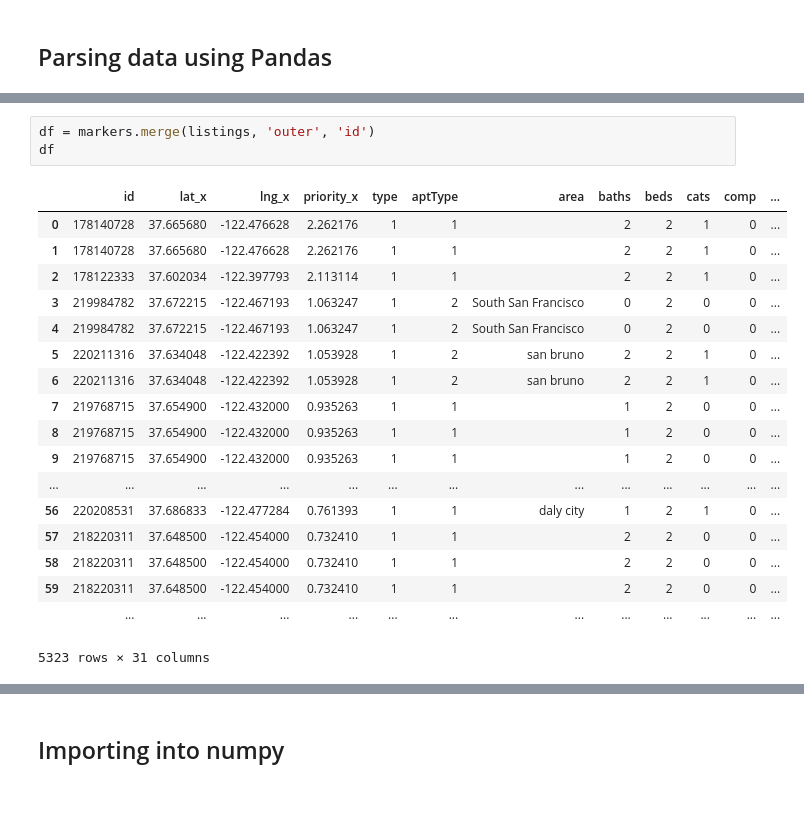
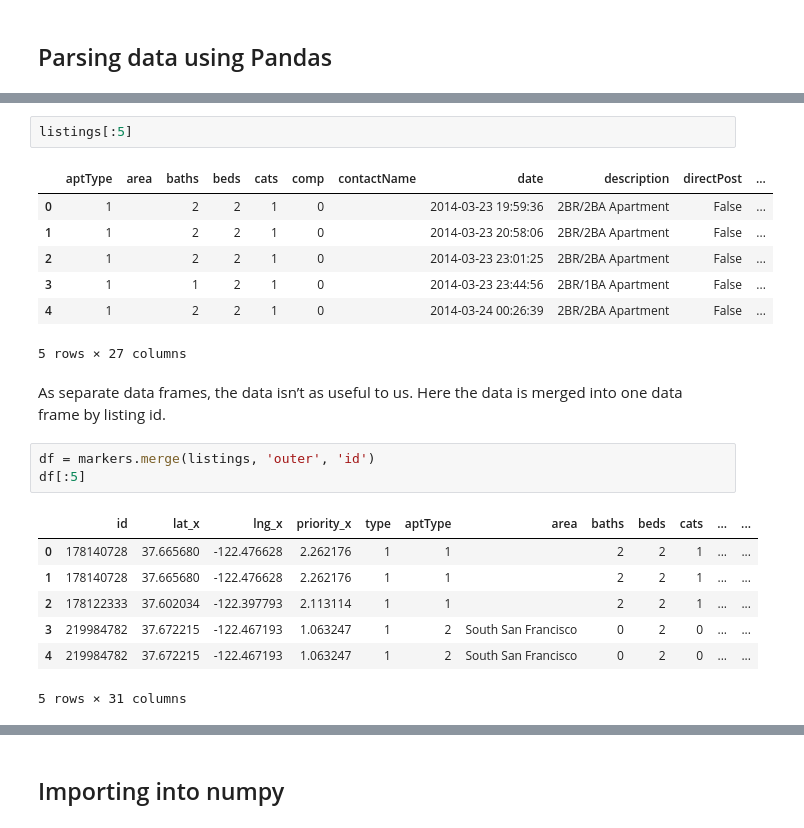
Before and after one commit to jupyter/strata-sv-2015-tutorial, a Jupyter notebook: 04 - Data 2.ipynb, the cells around one changed output, grey strips where cells are left out. Drawn from its saved outputs; the diff is of its cells as text; blank space fills up the shorter version.

```diff
--- a/04 - Data 2.ipynb
+++ b/04 - Data 2.ipynb
@@ -48,22 +31,23 @@ listings[:10]
+# %%
+listings[:5]
+# %% [output]
+|  | aptType | area | baths | beds | cats | comp | contactName | date | description | directPost | ... |
+| 0 | 1 |  | 2 | 2 | 1 | 0 |  | 2014-03-23 19:59:36 | 2BR/2BA Apartment | False | ... |
+| 1 | 1 |  | 2 | 2 | 1 | 0 |  | 2014-03-23 20:58:06 | 2BR/2BA Apartment | False | ... |
+| 2 | 1 |  | 2 | 2 | 1 | 0 |  | 2014-03-23 23:01:25 | 2BR/2BA Apartment | False | ... |
+| 3 | 1 |  | 1 | 2 | 1 | 0 |  | 2014-03-23 23:44:56 | 2BR/1BA Apartment | False | ... |
+| 4 | 1 |  | 2 | 2 | 1 | 0 |  | 2014-03-24 00:26:39 | 2BR/2BA Apartment | False | ... |
+5 rows × 27 columns
+# %% [markdown]
+As separate data frames, the data isn’t as useful to us.  Here the data is merged into one data frame by listing id.
 # %%
 df = markers.merge(listings, 'outer', 'id')
-df
+df[:5]
 # %% [output]
-|  | id | lat_x | lng_x | priority_x | type | aptType | area | baths | beds | cats | comp | ... |
-| 0 | 178140728 | 37.665680 | -122.476628 | 2.262176 | 1 | 1 |  | 2 | 2 | 1 | 0 | ... |
-| 1 | 178140728 | 37.665680 | -122.476628 | 2.262176 | 1 | 1 |  | 2 | 2 | 1 | 0 | ... |
-| 2 | 178122333 | 37.602034 | -122.397793 | 2.113114 | 1 | 1 |  | 2 | 2 | 1 | 0 | ... |
-| 3 | 219984782 | 37.672215 | -122.467193 | 1.063247 | 1 | 2 | South San Francisco | 0 | 2 | 0 | 0 | ... |
-| 4 | 219984782 | 37.672215 | -122.467193 | 1.063247 | 1 | 2 | South San Francisco | 0 | 2 | 0 | 0 | ... |
-| 5 | 220211316 | 37.634048 | -122.422392 | 1.053928 | 1 | 2 | san bruno | 2 | 2 | 1 | 0 | ... |
-| 6 | 220211316 | 37.634048 | -122.422392 | 1.053928 | 1 | 2 | san bruno | 2 | 2 | 1 | 0 | ... |
-| 7 | 219768715 | 37.654900 | -122.432000 | 0.935263 | 1 | 1 |  | 1 | 2 | 0 | 0 | ... |
-| 8 | 219768715 | 37.654900 | -122.432000 | 0.935263 | 1 | 1 |  | 1 | 2 | 0 | 0 | ... |
-| 9 | 219768715 | 37.654900 | -122.432000 | 0.935263 | 1 | 1 |  | 1 | 2 | 0 | 0 | ... |
-| ... | ... | ... | ... | ... | ... | ... | ... | ... | ... | ... | ... | ... |
-| 56 | 220208531 | 37.686833 | -122.477284 | 0.761393 | 1 | 1 | daly city | 1 | 2 | 1 | 0 | ... |
-| 57 | 218220311 | 37.648500 | -122.454000 | 0.732410 | 1 | 1 |  | 2 | 2 | 0 | 0 | ... |
-| 58 | 218220311 | 37.648500 | -122.454000 | 0.732410 | 1 | 1 |  | 2 | 2 | 0 | 0 | ... |
-| 59 | 218220311 | 37.648500 | -122.454000 | 0.732410 | 1 | 1 |  | 2 | 2 | 0 | 0 | ... |
-|  | ... | ... | ... | ... | ... | ... | ... | ... | ... | ... | ... | ... |
+|  | id | lat_x | lng_x | priority_x | type | aptType | area | baths | beds | cats | ... | ... |
+| 0 | 178140728 | 37.665680 | -122.476628 | 2.262176 | 1 | 1 |  | 2 | 2 | 1 | ... | ... |
+| 1 | 178140728 | 37.665680 | -122.476628 | 2.262176 | 1 | 1 |  | 2 | 2 | 1 | ... | ... |
+| 2 | 178122333 | 37.602034 | -122.397793 | 2.113114 | 1 | 1 |  | 2 | 2 | 1 | ... | ... |
+| 3 | 219984782 | 37.672215 | -122.467193 | 1.063247 | 1 | 2 | South San Francisco | 0 | 2 | 0 | ... | ... |
+| 4 | 219984782 | 37.672215 | -122.467193 | 1.063247 | 1 | 2 | South San Francisco | 0 | 2 | 0 | ... | ... |
-5323 rows × 31 columns
+5 rows × 31 columns
```
Also changed, not shown: parts of 34 cells of this notebook, 4 other files.
